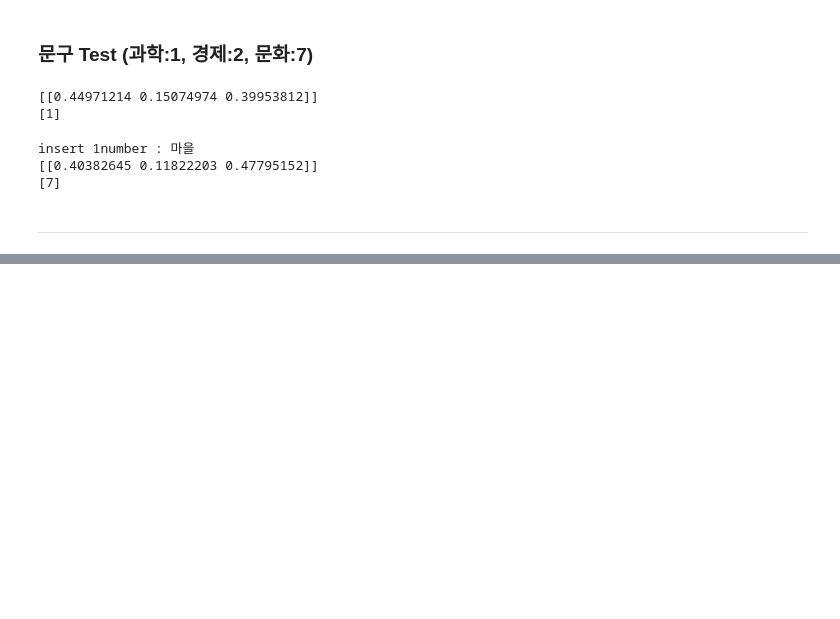
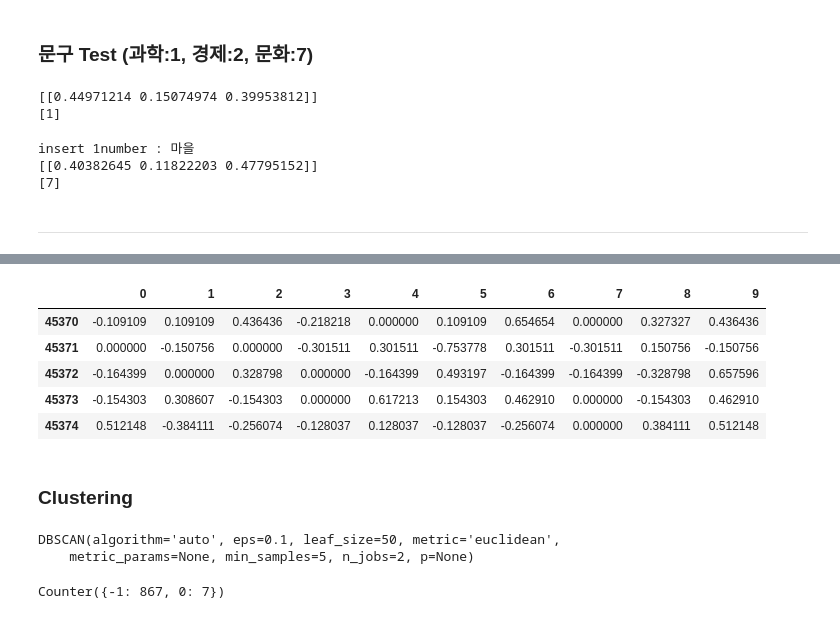
Before and after one commit to UPRMG/Project, a Jupyter notebook: Project/5. News/news_data_analysis.ipynb, the cells around one changed output, grey strips where cells are left out. Drawn from its saved outputs; the diff is of its cells as text; code cells hidden in the pictures; blank space fills up the shorter version.

```diff
--- a/Project/5. News/news_data_analysis.ipynb
+++ b/Project/5. News/news_data_analysis.ipynb
@@ -1028,0 +948,3 @@ insert 1number : 마을
+# %%
+from sklearn.feature_extraction.text import HashingVectorizer
+hv = HashingVectorizer(n_features=10)
@@ -1028,0 +960,3 @@ insert 1number : 마을
+# %%
+%time
+zzz = hv.transform(total['본문']).toarray()
@@ -1028,0 +966,13 @@ insert 1number : 마을
+# %%
+trans = pd.DataFrame(zzz)
+# %%
+trans.tail()
+# %% [output]
+|  | 0 | 1 | 2 | 3 | 4 | 5 | 6 | 7 | 8 | 9 |
+| 45370 | -0.109109 | 0.109109 | 0.436436 | -0.218218 | 0.000000 | 0.109109 | 0.654654 | 0.000000 | 0.327327 | 0.436436 |
+| 45371 | 0.000000 | -0.150756 | 0.000000 | -0.301511 | 0.301511 | -0.753778 | 0.301511 | -0.301511 | 0.150756 | -0.150756 |
+| 45372 | -0.164399 | 0.000000 | 0.328798 | 0.000000 | -0.164399 | 0.493197 | -0.164399 | -0.164399 | -0.328798 | 0.657596 |
+| 45373 | -0.154303 | 0.308607 | -0.154303 | 0.000000 | 0.617213 | 0.154303 | 0.462910 | 0.000000 | -0.154303 | 0.462910 |
+| 45374 | 0.512148 | -0.384111 | -0.256074 | -0.128037 | 0.128037 | -0.128037 | -0.256074 | 0.000000 | 0.384111 | 0.512148 |
+# %% [markdown]
+### Clustering
@@ -1028,0 +982,10 @@ insert 1number : 마을
+# %%
+model = DBSCAN(eps=0.1 , leaf_size=50, n_jobs=2).fit(X_train)
+print(model)
+# %% [output]
+DBSCAN(algorithm='auto', eps=0.1, leaf_size=50, metric='euclidean',
+    metric_params=None, min_samples=5, n_jobs=2, p=None)
+# %%
+print(Counter(model.labels_))
+# %% [output]
+Counter({-1: 867, 0: 7})
```
Also changed, not shown: parts of 71 cells of this notebook, 6 other files.
